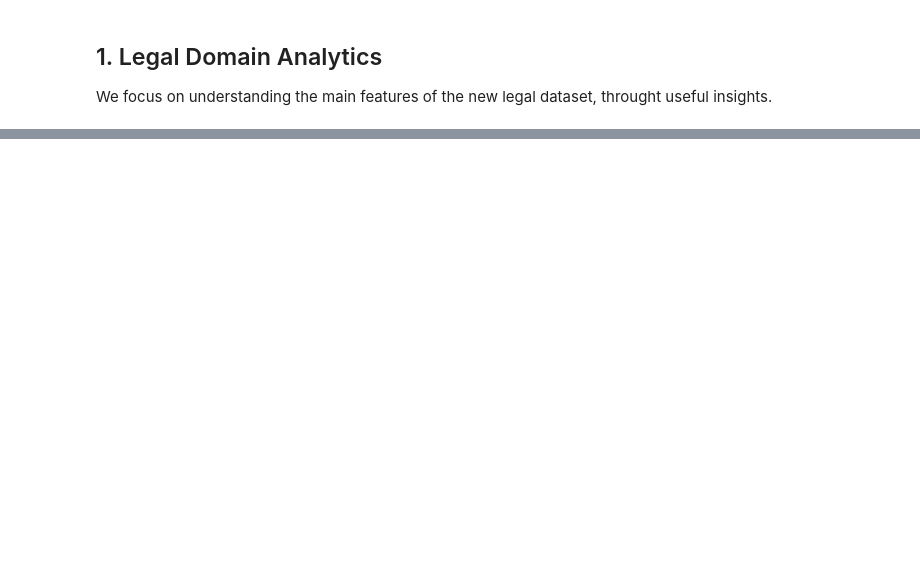
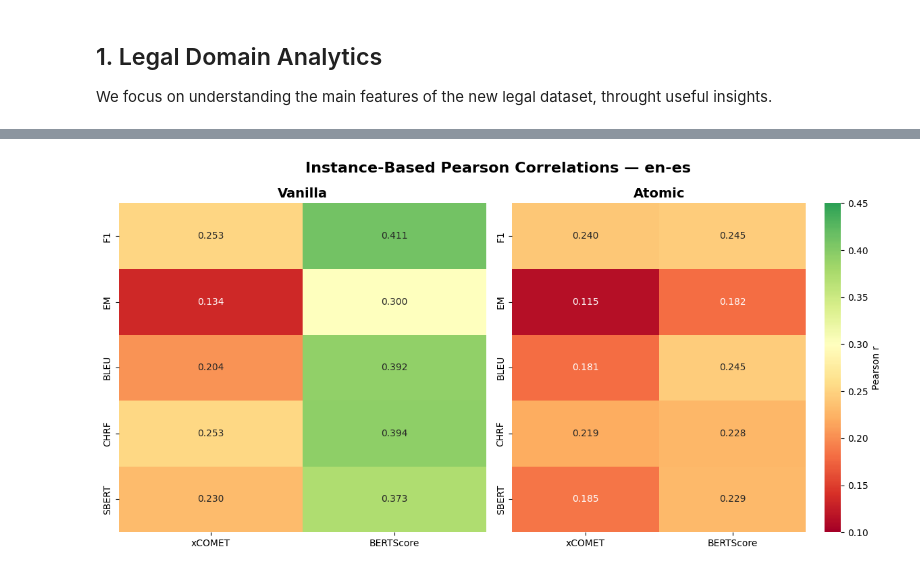
Before and after one commit to AlessandroMaini/CucumBERT_askqe, a Jupyter notebook: notebooks/askqe_domain_adaptation_eval.ipynb, the cells around one changed output, grey strips where cells are left out. Saved outputs shown, nothing was run; the diff lists cells and outputs as text; code cells hidden in the pictures; blank space fills up the shorter version.

```diff
--- a/notebooks/askqe_domain_adaptation_eval.ipynb
+++ b/notebooks/askqe_domain_adaptation_eval.ipynb
@@ -736,0 +473,51 @@ plt.show()
+# %%
+# Create side-by-side heatmaps for Vanilla and Atomic pipelines
+import numpy as np
+
+# Add pipeline column
+df_corr['pipeline'] = df_corr['askqe_metric'].apply(lambda x: x.split('-')[1] if '-' in x else 'unknown')
+
+fig, axes = plt.subplots(1, 2, figsize=(12, 6))
+fig.suptitle('Instance-Based Pearson Correlations — en-es', fontsize=16, fontweight='bold')
+
+pipelines = ['vanilla', 'atomic']
+
+for idx, pipeline in enumerate(pipelines):
+    # Filter data for this pipeline
+    df_pipeline = df_corr[df_corr['pipeline'] == pipeline].copy()
+
+    # Extract metric base name (remove pipeline suffix)
+    df_pipeline['metric_base'] = df_pipeline['askqe_metric'].str.replace(f'-{pipeline}', '')
+
+    # Create pivot table
+    corr_pivot = df_pipeline.pivot_table(
+        index='metric_base',
+        columns='standard_metric',
+        values='pearson_r'
+    )
+
+    # Rename columns and reorder
+    corr_pivot.columns = ['BERTScore', 'xCOMET']
+    corr_pivot = corr_pivot[['xCOMET', 'BERTScore']]  # xCOMET first
+
+    # Reorder rows in specified order
+    metric_order = ['f1', 'em', 'bleu', 'chrf', 'sbert']
+    corr_pivot = corr_pivot.reindex([m for m in metric_order if m in corr_pivot.index])
+
+    # Uppercase row labels
+    corr_pivot.index = [m.upper() for m in corr_pivot.index]
+
+    # Create heatmap
+    sns.heatmap(corr_pivot, annot=True, fmt='.3f', cmap='RdYlGn',
+                center=0.3, cbar=(idx == 1),  # Only rightmost has colorbar
+                cbar_kws={'label': 'Pearson r'} if idx == 1 else {},
+                ax=axes[idx], vmin=0.1, vmax=0.45)
+
+    axes[idx].set_title(pipeline.capitalize(), fontsize=14, fontweight='bold')
+    axes[idx].set_xlabel('')
+    axes[idx].set_ylabel('', fontsize=11) if idx == 1 else axes[idx].set_ylabel('')
+
+plt.tight_layout()
+plt.show()
+# %% [output]
+[figure, added]
```
Also changed, not shown: parts of 42 cells of this notebook, 2 other files.
